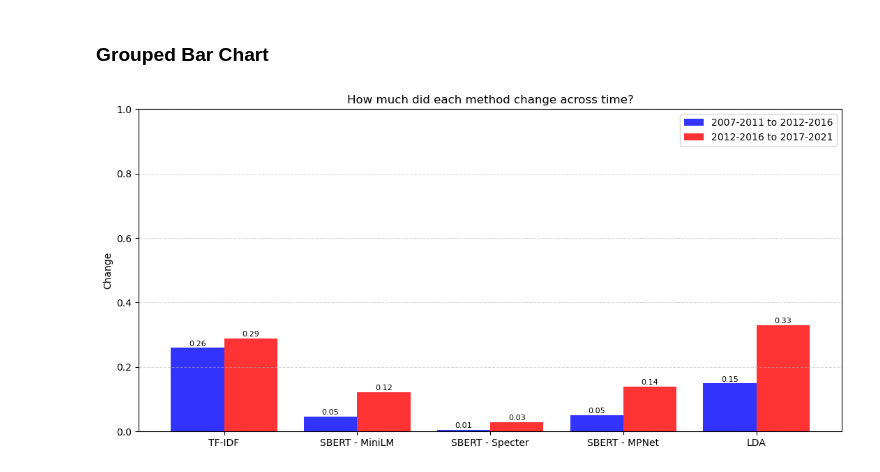
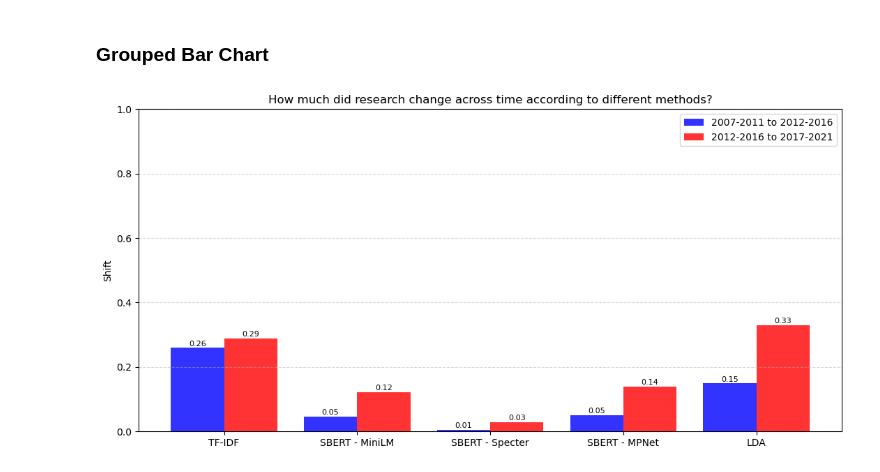
Before and after one commit to rohan-crypto/Text_Analytics_Team33_Task3, a Jupyter notebook: INTEGRATION_CODE/Final Integration code.ipynb, the cells around one changed output. Saved outputs shown, nothing was run; the diff lists cells and outputs as text; code cells hidden in the pictures.

```diff
--- a/INTEGRATION_CODE/Final Integration code.ipynb
+++ b/INTEGRATION_CODE/Final Integration code.ipynb
@@ -150,26 +150,26 @@ Name: mean_shift, dtype: float64
 # %%
 methods = list(df_comparison.index)
 x = np.arange(len(methods))
 width = 0.4
 
 fig,ax = plt.subplots(figsize=(13,6))
 bar_blue = ax.bar(x-width/2,df_comparison[TRANSITION_YEARS[0]],width,label=TRANSITION_YEARS[0],color='blue',alpha=0.8)
 bar_red = ax.bar(x+width/2,df_comparison[TRANSITION_YEARS[1]],width,label=TRANSITION_YEARS[1],color='red',alpha=0.8)
 
 # adding the exact values on top
 for bar in bar_blue:
     ax.text(bar.get_x()+bar.get_width()/2,bar.get_height()+0.002,f'{bar.get_height():.2f}',ha='center',va='bottom',fontsize=8)
 for bar in bar_red:
     ax.text(bar.get_x()+bar.get_width()/2,bar.get_height()+0.002,f'{bar.get_height():.2f}',ha='center',va='bottom',fontsize=8)
 
 ax.set_xticks(x)
 ax.set_xticklabels(methods)
-ax.set_ylabel('Change')
-ax.set_title('How much did each method change across time?')
+ax.set_ylabel('Shift')
+ax.set_title('How much did research change across time according to different methods?')
 ax.legend()
 ax.set_ylim(0,1)
 ax.grid(axis='y',linestyle='--',alpha=0.5)
 plt.savefig('final_figures/axis1_grouped_bar_chart.png',dpi=150)
 plt.show()
 # %% [output]
-[figure, old version]
+[figure, new version]
```
Also changed, not shown: parts of 4 cells of this notebook, 2 other files.
